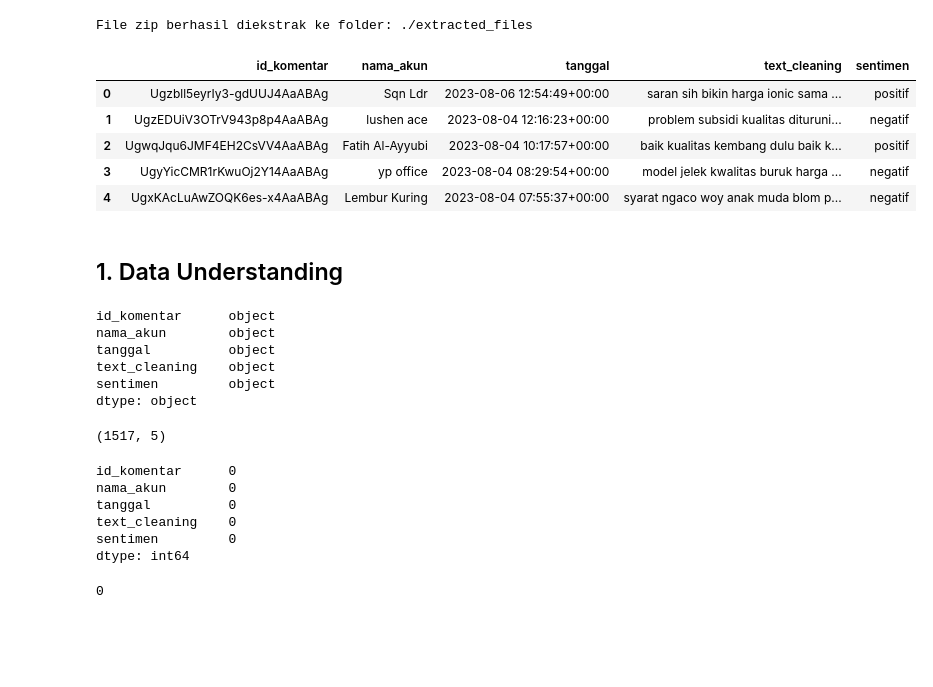
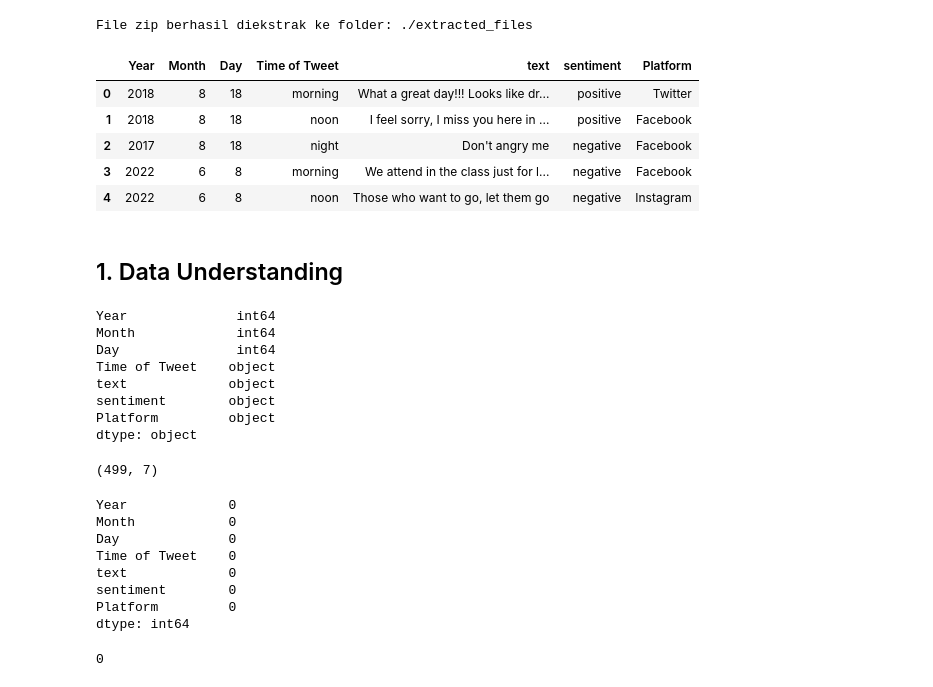
Before and after one commit to ulimamunas/SentimentAnalysis-Bengkod, a Jupyter notebook: sentiment.ipynb, the cells around one changed output. Cells and saved outputs as stored; diff of their text form; code cells hidden in the pictures; blank space fills up the shorter version.

```diff
--- a/sentiment.ipynb
+++ b/sentiment.ipynb
@@ -108,38 +83,42 @@ print("File zip berhasil diekstrak ke folder:", extract_path)
 # %% [output]
 File zip berhasil diekstrak ke folder: ./extracted_files
 # %%
-data = pd.read_csv('./extracted_files/mobil_listrik.csv')
+data = pd.read_csv('./extracted_files/sentiment_analysis.csv')
 data.head()
 # %% [output]
-|  | id_komentar | nama_akun | tanggal | text_cleaning | sentimen |
-| 0 | Ugzbll5eyrIy3-gdUUJ4AaABAg | Sqn Ldr | 2023-08-06 12:54:49+00:00 | saran sih bikin harga ionic sama ... | positif |
-| 1 | UgzEDUiV3OTrV943p8p4AaABAg | lushen ace | 2023-08-04 12:16:23+00:00 | problem subsidi kualitas dituruni... | negatif |
-| 2 | UgwqJqu6JMF4EH2CsVV4AaABAg | Fatih Al-Ayyubi | 2023-08-04 10:17:57+00:00 | baik kualitas kembang dulu baik k... | positif |
-| 3 | UgyYicCMR1rKwuOj2Y14AaABAg | yp office | 2023-08-04 08:29:54+00:00 | model jelek kwalitas buruk harga ... | negatif |
-| 4 | UgxKAcLuAwZOQK6es-x4AaABAg | Lembur Kuring | 2023-08-04 07:55:37+00:00 | syarat ngaco woy anak muda blom p... | negatif |
+|  | Year | Month | Day | Time of Tweet | text | sentiment | Platform |
+| 0 | 2018 | 8 | 18 | morning | What a great day!!! Looks like dr... | positive | Twitter |
+| 1 | 2018 | 8 | 18 | noon | I feel sorry, I miss you here in ... | positive | Facebook |
+| 2 | 2017 | 8 | 18 | night | Don't angry me | negative | Facebook |
+| 3 | 2022 | 6 | 8 | morning | We attend in the class just for l... | negative | Facebook |
+| 4 | 2022 | 6 | 8 | noon | Those who want to go, let them go | negative | Instagram |
 # %% [markdown]
 ## 1. Data Understanding
 # %%
 data.dtypes
 # %% [output]
-id_komentar      object
-nama_akun        object
-tanggal          object
-text_cleaning    object
-sentimen         object
+Year              int64
+Month             int64
+Day               int64
+Time of Tweet    object
+text             object
+sentiment        object
+Platform         object
 dtype: object
 # %%
 data.shape
 # %% [output]
-(1517, 5)
+(499, 7)
 # %%
 data = data.dropna()
 data.isnull().sum()
 # %% [output]
-id_komentar      0
-nama_akun        0
-tanggal          0
-text_cleaning    0
-sentimen         0
+Year             0
+Month            0
+Day              0
+Time of Tweet    0
+text             0
+sentiment        0
+Platform         0
 dtype: int64
 # %%
```
Also changed, not shown: parts of 35 cells of this notebook, 1 other file.
